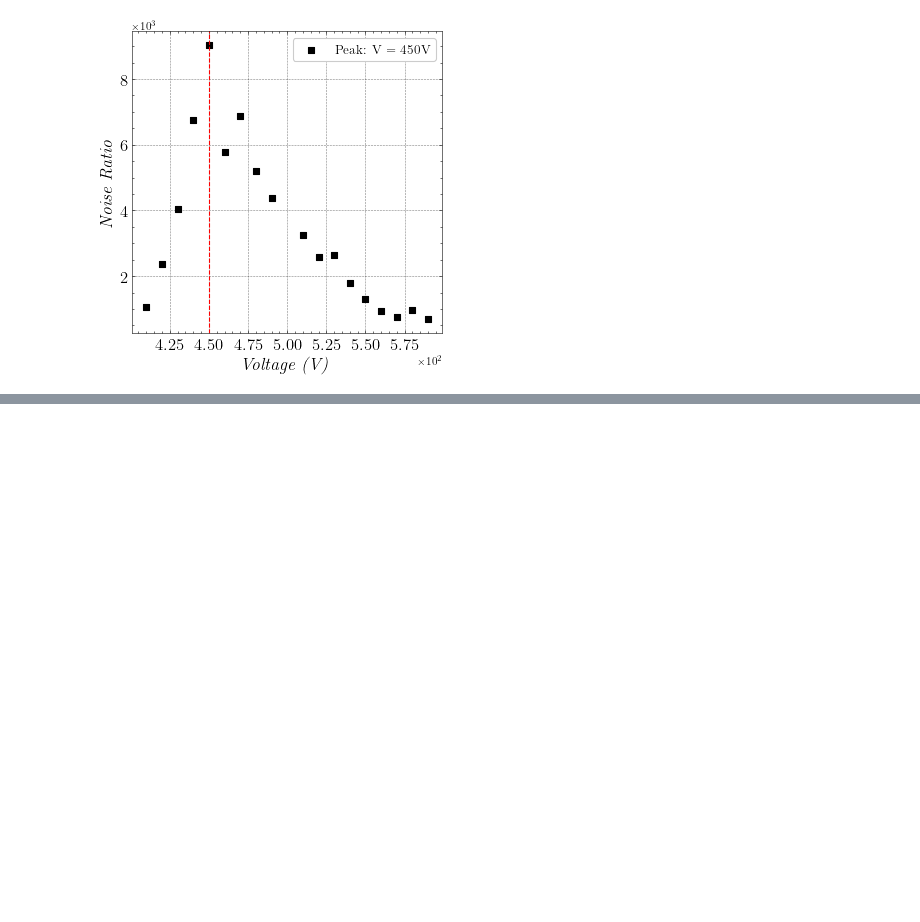
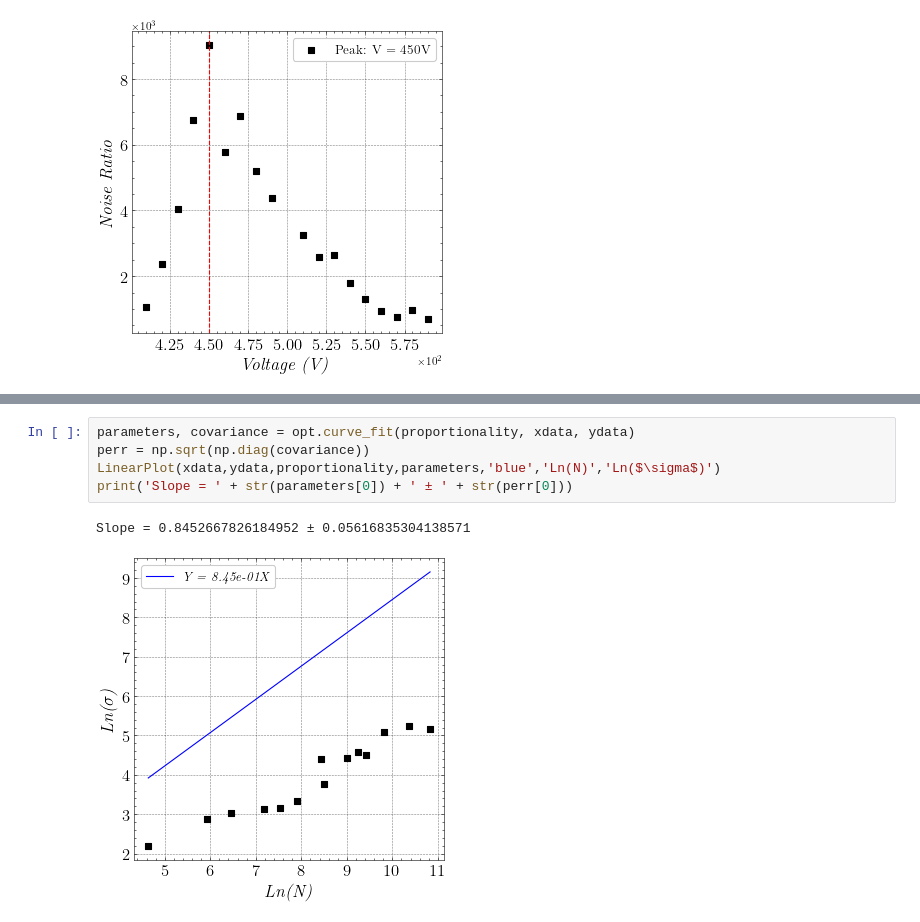
Before and after one commit to rvizarreta/ModernLab, a Jupyter notebook: 8. Double Slit Interference/PreLab2.ipynb, the cells around one changed output, grey strips where cells are left out. Saved outputs shown, nothing was run; the diff lists cells and outputs as text; blank space fills up the shorter version.

```diff
--- a/8. Double Slit Interference/PreLab2.ipynb
+++ b/8. Double Slit Interference/PreLab2.ipynb
@@ -78,0 +146,8 @@ LinearPlot(xdata,ydata,'black','Voltage (V)','Noise Ratio')
+# %%
+parameters, covariance = opt.curve_fit(proportionality, xdata, ydata)
+perr = np.sqrt(np.diag(covariance))
+LinearPlot(xdata,ydata,proportionality,parameters,'blue','Ln(N)','Ln($\sigma$)')
+print('Slope = ' + str(parameters[0]) + ' ± ' + str(perr[0]))
+# %% [output]
+Slope = 0.8452667826184952 ± 0.05616835304138571
+[figure, added]
```
Also changed, not shown: parts of 5 cells of this notebook, 6 other files.
